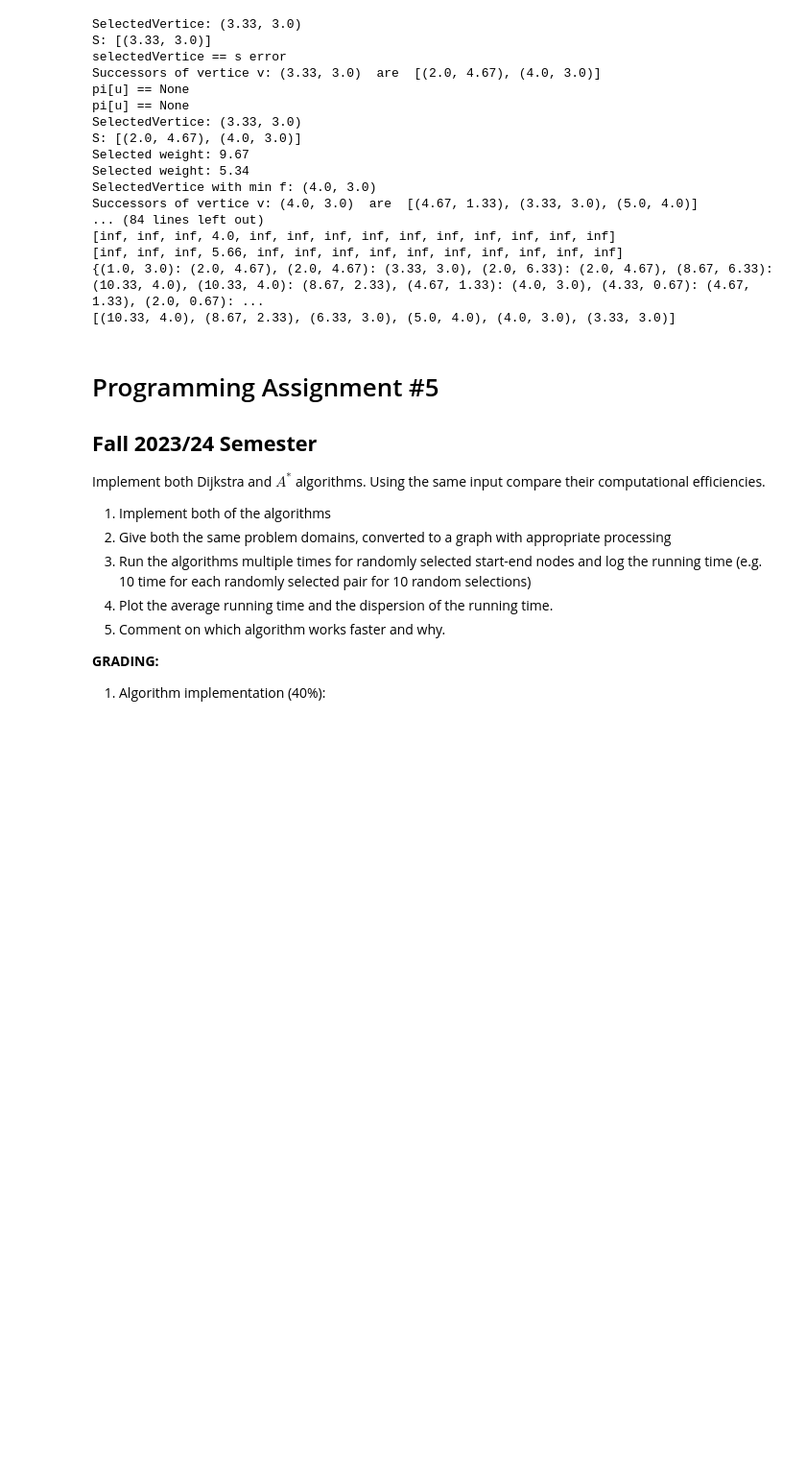
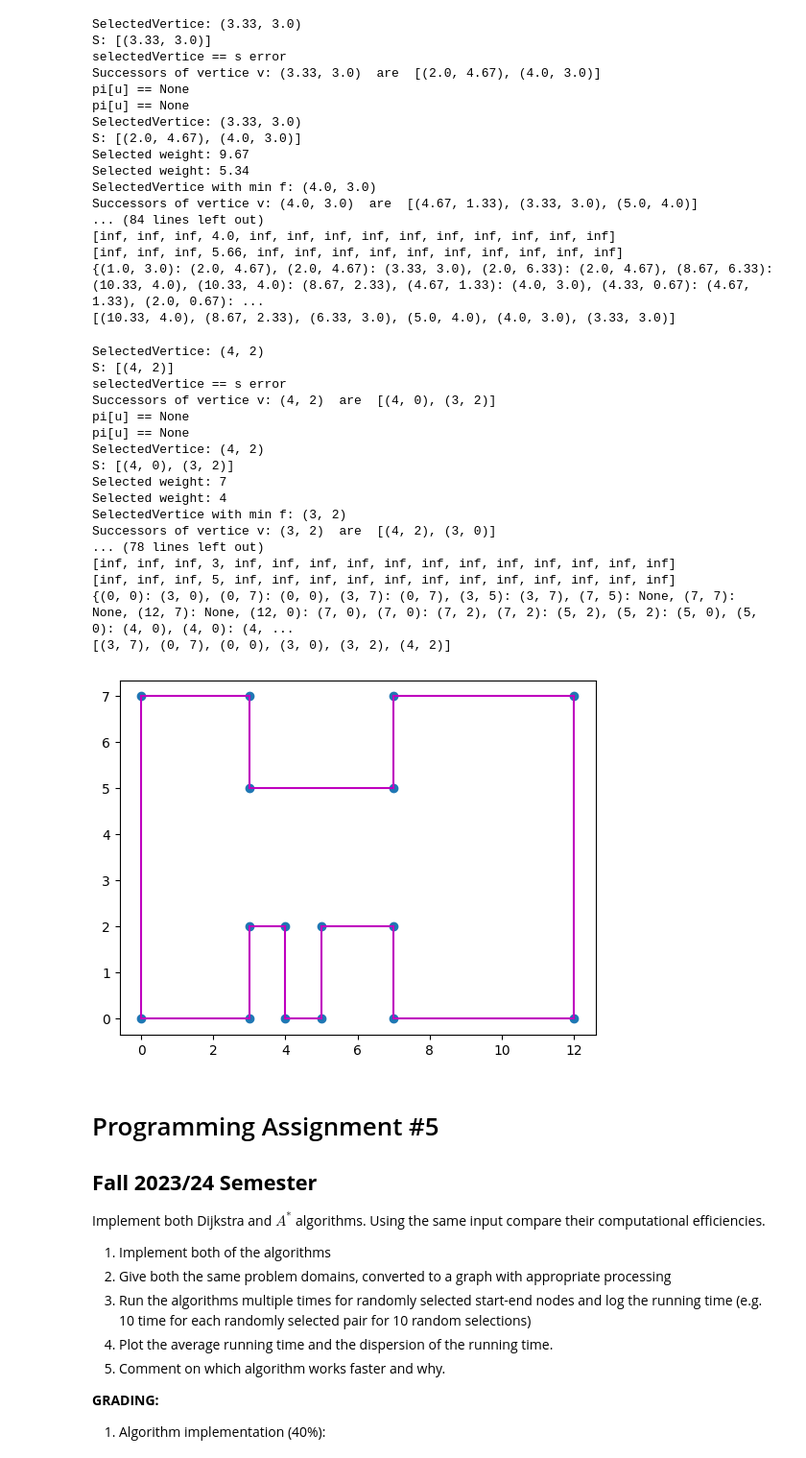
Before and after one commit to Ismail-Armutcu/Algorithms-for-Interactive-Sytems, a Jupyter notebook: MMI513_PA5_PathFinding.ipynb, the cells around one changed output. Shown: that part at 96% size. Drawn from its saved outputs; the diff is of its cells as text; code cells hidden in the pictures; blank space fills up the shorter version.

```diff
--- a/MMI513_PA5_PathFinding.ipynb
+++ b/MMI513_PA5_PathFinding.ipynb
@@ -530,7 +533,7 @@ def aStar(vertices,edges,s,r):
   g[s,r] = h(s,r) ## Precalculate bu mu?
   selectedVertice = s
   while len(S) != 0:
-    sleep(1)
+    #sleep(1)
     minWeight = np.inf
     #selectedVertice = None
     #for v in vertices:
@@ -611,6 +614,44 @@ Successors of vertice v: (4.0, 3.0)  are  [(4.67, 1.33), (3.33, 3.0), (5.0, 4.0)
 [inf, inf, inf, 5.66, inf, inf, inf, inf, inf, inf, inf, inf, inf, inf]
 {(1.0, 3.0): (2.0, 4.67), (2.0, 4.67): (3.33, 3.0), (2.0, 6.33): (2.0, 4.67), (8.67, 6.33): (10.33, 4.0), (10.33, 4.0): (8.67, 2.33), (4.67, 1.33): (4.0, 3.0), (4.33, 0.67): (4.67, 1.33), (2.0, 0.67): ...
 [(10.33, 4.0), (8.67, 2.33), (6.33, 3.0), (5.0, 4.0), (4.0, 3.0), (3.33, 3.0)]
+# %%
+vertices = [(0,0),(0,7),(3,7),(3,5),(7,5),(7,7),(12,7),(12,0),(7,0),(7,2),(5,2),(5,0),(4,0),(4,2),(3,2),(3,0)]
+edges = [[ (0,0,) , (0,7)],[(0,7) , (3,7)],[ (3,7) , (3,5)],[ (3,5) , (7,5)],[ (7,5) , (7,7)],[ (7,7) , (12,7)],[ (12,7) , (12,0)],[ (12,0) , (7,0)]
+         ,[ (7,0) , (7,2)],[ (7,2) , (5,2)],[ (5,2) , (5,0)],[ (5,0) , (4,0)],[ (4,0) , (4,2)],[ (4,2) , (3,2)],[ (3,2) , (3,0)],[ (3,0) , (0,0)]]
+
+plotgraph(vertices, edges)
+
+s = (4, 2)
+r = (3, 5)
+res = aStar(vertices,edges,s,r)
+print(res)
+
+prev = res[r]
+steps = []
+steps.append(prev)
+while(prev != s):
+  prev = res[prev]
+  steps.append(prev)
+print(steps)
+# %% [output]
+SelectedVertice: (4, 2)
+S: [(4, 2)]
+selectedVertice == s error
+Successors of vertice v: (4, 2)  are  [(4, 0), (3, 2)]
+pi[u] == None
+pi[u] == None
+SelectedVertice: (4, 2)
+S: [(4, 0), (3, 2)]
+Selected weight: 7
+Selected weight: 4
+SelectedVertice with min f: (3, 2)
+Successors of vertice v: (3, 2)  are  [(4, 2), (3, 0)]
+... (78 lines left out)
+[inf, inf, inf, 3, inf, inf, inf, inf, inf, inf, inf, inf, inf, inf, inf, inf]
+[inf, inf, inf, 5, inf, inf, inf, inf, inf, inf, inf, inf, inf, inf, inf, inf]
+{(0, 0): (3, 0), (0, 7): (0, 0), (3, 7): (0, 7), (3, 5): (3, 7), (7, 5): None, (7, 7): None, (12, 7): None, (12, 0): (7, 0), (7, 0): (7, 2), (7, 2): (5, 2), (5, 2): (5, 0), (5, 0): (4, 0), (4, 0): (4, ...
+[(3, 7), (0, 7), (0, 0), (3, 0), (3, 2), (4, 2)]
+[figure, added]
 # %% [markdown]
 # Programming Assignment #5
 
```
Also changed, not shown: parts of 1 cell of this notebook.
